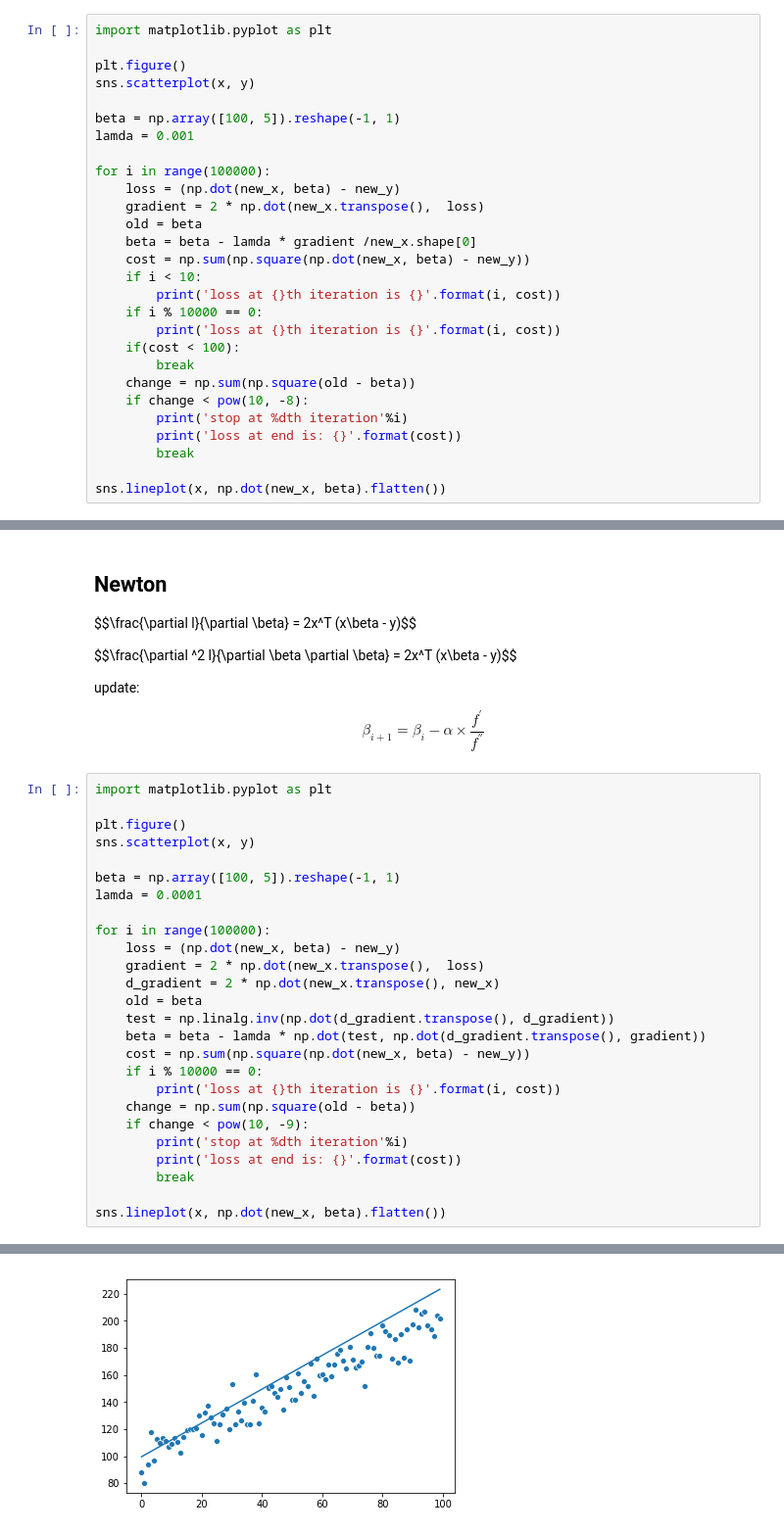
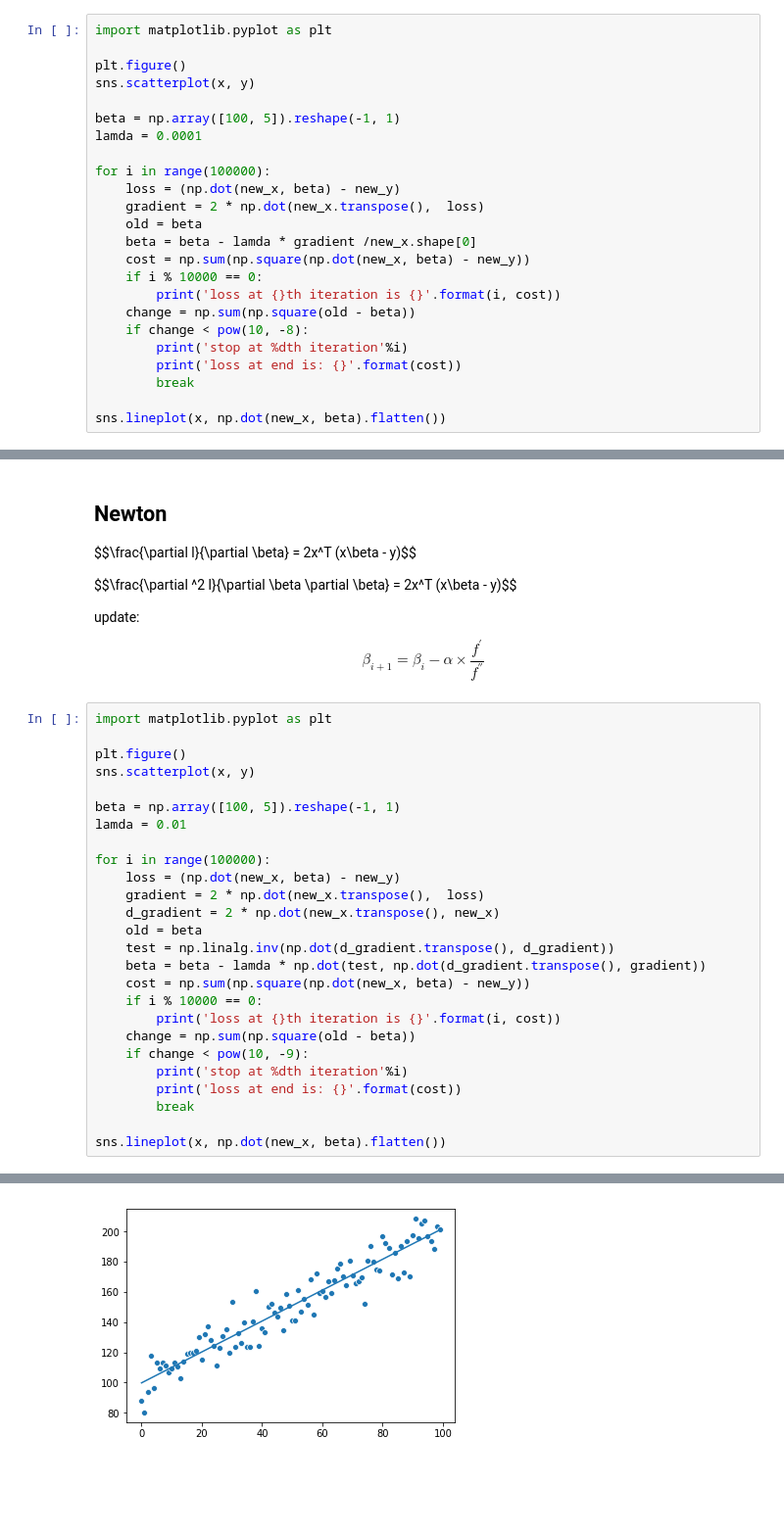
Before and after one commit to PL97/ML, a Jupyter notebook: exercise/linear programming.ipynb, the cells around one changed output, grey strips where cells are left out. Shown: that part at 98% size. Cells and saved outputs as stored; diff of their text form; blank space fills up the shorter version.

```diff
--- a/exercise/linear programming.ipynb
+++ b/exercise/linear programming.ipynb
@@ -49,7 +49,7 @@ plt.figure()
 sns.scatterplot(x, y)
 
 beta = np.array([100, 5]).reshape(-1, 1)
-lamda = 0.001
+lamda = 0.0001
 
 for i in range(100000):
     loss = (np.dot(new_x, beta) - new_y)
@@ -57,12 +57,8 @@ for i in range(100000):
     old = beta
     beta = beta - lamda * gradient /new_x.shape[0]
     cost = np.sum(np.square(np.dot(new_x, beta) - new_y))
-    if i < 10:
-        print('loss at {}th iteration is {}'.format(i, cost))
     if i % 10000 == 0:
         print('loss at {}th iteration is {}'.format(i, cost))
-    if(cost < 100):
-        break
     change = np.sum(np.square(old - beta))
     if change < pow(10, -8):
         print('stop at %dth iteration'%i)
@@ -109,7 +95,7 @@ plt.figure()
 sns.scatterplot(x, y)
 
 beta = np.array([100, 5]).reshape(-1, 1)
-lamda = 0.0001
+lamda = 0.01
 
 for i in range(100000):
     loss = (np.dot(new_x, beta) - new_y)
@@ -141,2 +121,2 @@ loss at end is: 25267.308737597454
 <matplotlib.axes._subplots.AxesSubplot at 0x...>
-[figure, old version]
+[figure, new version]
```
Also changed, not shown: parts of 2 cells of this notebook, 1 other file.
